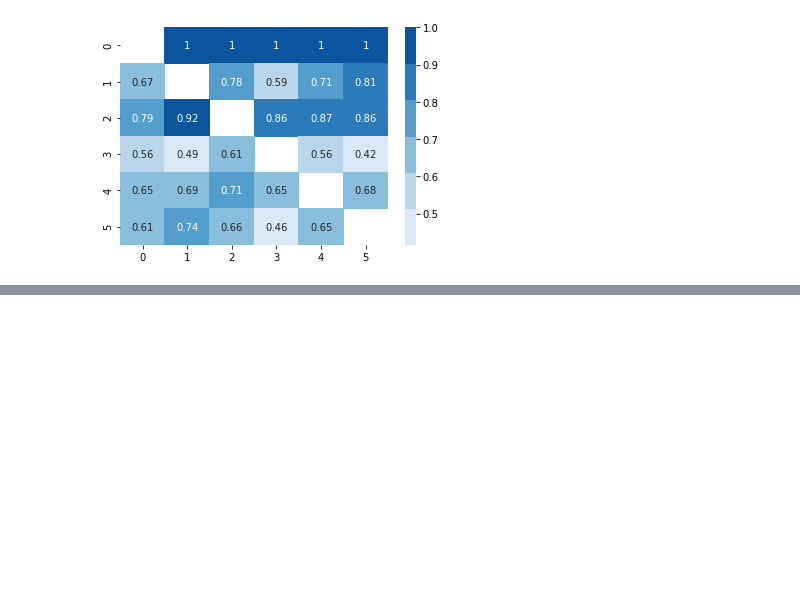
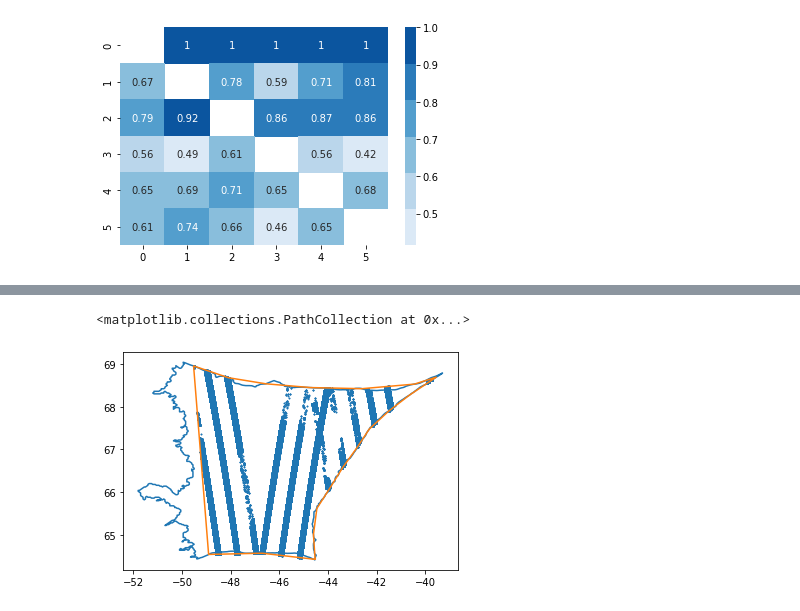
Before and after one commit to ICESAT-2HackWeek/CloudMask, a Jupyter notebook: examples/ATL06Retrieval.ipynb, the cells around one changed output, grey strips where cells are left out. Saved outputs shown, nothing was run; the diff lists cells and outputs as text; code cells hidden in the pictures; blank space fills up the shorter version.

```diff
--- a/examples/ATL06Retrieval.ipynb
+++ b/examples/ATL06Retrieval.ipynb
@@ -442,0 +172,8 @@ memory usage: 57.7+ MB
+# %%
+df = read_atl06(spatial_extent,
+                date_range,
+                time_start = "00:00:00",
+                time_end = "23:59:59",
+                path = "./data/new_ATL06",
+                user = 'fsapienza',
+                email = 'fsapienza@berkeley.edu')
@@ -442,0 +198,10 @@ memory usage: 57.7+ MB
+# %%
+longitude_df = df.lon.to_numpy()
+latitude_df  = df.lat.to_numpy()
+# %%
+plt.plot(longitudes, latitudes)
+plt.plot(longitudes_icepyx, latitudes_icepyx)
+plt.scatter(longitude_df, latitude_df, 0.5)
+# %% [output]
+<matplotlib.collections.PathCollection at 0x...>
+[figure, added]
```
Also changed, not shown: parts of 38 cells of this notebook.
